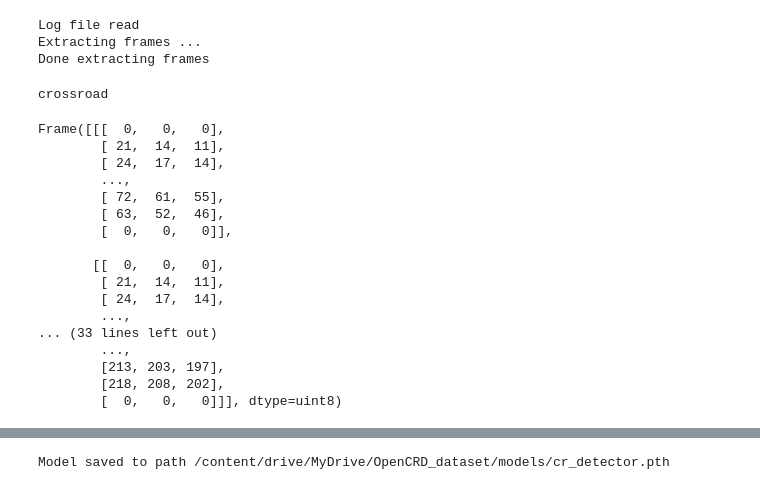
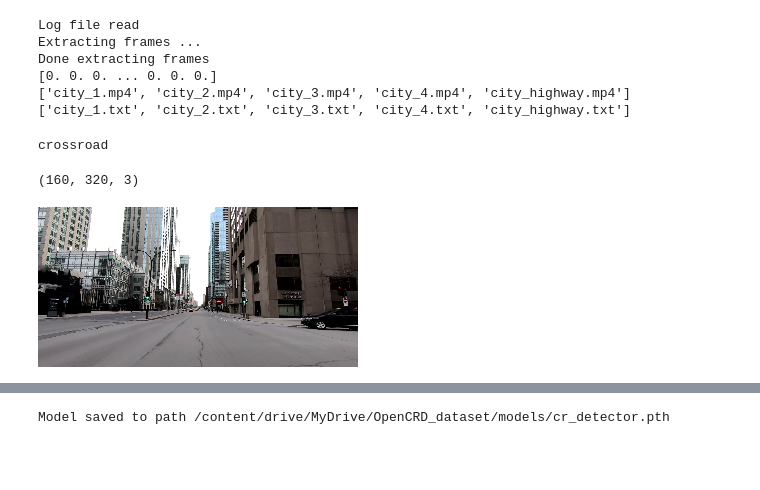
Before and after one commit to pAplakidis/OpenCRD, a Jupyter notebook: notebooks/train_test_googlecolab.ipynb, the cells around one changed output, grey strips where cells are left out. Saved outputs shown, nothing was run; the diff lists cells and outputs as text; code cells hidden in the pictures; blank space fills up the shorter version.

```diff
--- a/notebooks/train_test_googlecolab.ipynb
+++ b/notebooks/train_test_googlecolab.ipynb
@@ -66,9 +65,24 @@ LABEL_DICT = {0: "no crossroad", 1: "crossroad"}
 # %%
+from os import listdir
+
 # Get data from files
 def get_data(video_path, log_path):
+  # NOTE: it turns out that .txt files work for 2 class classification as well
+
+  # for txt file (binary classification)
   with open(log_path, "r") as log_file:
     labels = log_file.read().split("\n")[:-1]
     log_file.close()
+
+  """
+  # for log file (2 class classification)
+  with open(log_path, "r") as log_file:
+    labels = []
+    logs = log_file.read().split("\n")[:-1]
+    for row in logs:
+      labels.append(row.split(", "))
+    log_file.close()
+  """
   print("Log file read")
 
   # make a Video Object instead of loading all frames in memory
@@ -77,41 +91,43 @@ def get_data(video_path, log_path):
   frames = pims.Video(video_path, format="mp4")
   print("Done extracting frames")
 
-  return frames, np.array(labels).astype(np.int)
+  return frames, np.array(labels).astype(np.float)
 
-video_path = "/content/drive/MyDrive/OpenCRD_dataset/city_2.mp4"  # CHANGE THIS
-log_path = video_path[:-4] + ".txt"
-
-# TODO: use dir() and filter all .mp4 files, then combine them into a big pims Video object
-# then do the same with the labels, and train the network on the whole dataset
-# instead of saving and finetuning (might solve the "always out=0.0" problem)
-# if that doesn't work, move to 2 classes instead of 1
+video_path = "/content/drive/MyDrive/OpenCRD_dataset/city_1.mp4"  # CHANGE THIS
+log_path = video_path[:-3] + "txt"
+#log_path = video_path[:-3] + "log"
 
 frames, labels = get_data(video_path, log_path)
+print(labels)
+
+# get all files to train model on all of them at once
+base_dir = "/content/drive/MyDrive/OpenCRD_dataset/"
+video_files = []
+log_files = []
+for f in listdir(base_dir):
+  if f.endswith(".mp4"):
+    video_files.append(f)
+  elif f.endswith(".txt"):
+    log_files.append(f)
+video_files, log_files = sorted(video_files), sorted(log_files)
+print(video_files)
+print(log_files)
 # %% [output]
 Log file read
 Extracting frames ...
 Done extracting frames
+[0. 0. 0. ... 0. 0. 0.]
+['city_1.mp4', 'city_2.mp4', 'city_3.mp4', 'city_4.mp4', 'city_highway.mp4']
+['city_1.txt', 'city_2.txt', 'city_3.txt', 'city_4.txt', 'city_highway.txt']
-# %%
-frames.frame_shape
-print(LABEL_DICT[labels[800]])
-frames[900]
-# %% [output]
-crossroad
-Frame([[[  0,   0,   0],
-        [ 21,  14,  11],
-        [ 24,  17,  14],
-        ...,
-        [ 72,  61,  55],
-        [ 63,  52,  46],
-        [  0,   0,   0]],
-
-       [[  0,   0,   0],
-        [ 21,  14,  11],
-        [ 24,  17,  14],
-        ...,
-... (33 lines left out)
-        ...,
-        [213, 203, 197],
-        [218, 208, 202],
-        [  0,   0,   0]]], dtype=uint8)
+# %%
+from google.colab.patches import cv2_imshow
+
+idx = 800
+print(LABEL_DICT[labels[idx]])
+frame = cv2.resize(cv2.cvtColor(frames[idx], cv2.COLOR_BGR2RGB), (W,H))
+print(frame.shape)
+cv2_imshow(frame)
+# %% [output]
+crossroad
+(160, 320, 3)
+[figure, added]
```
Also changed, not shown: parts of 11 cells of this notebook, 1 other file.
